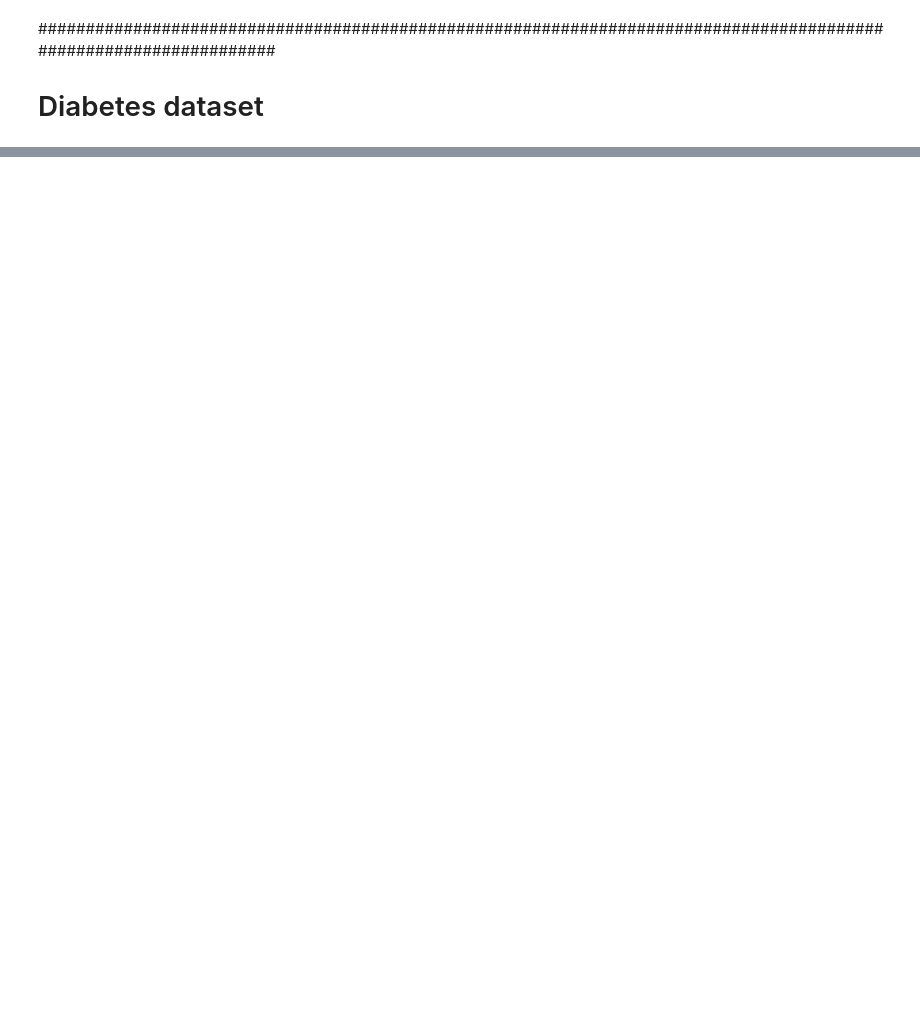
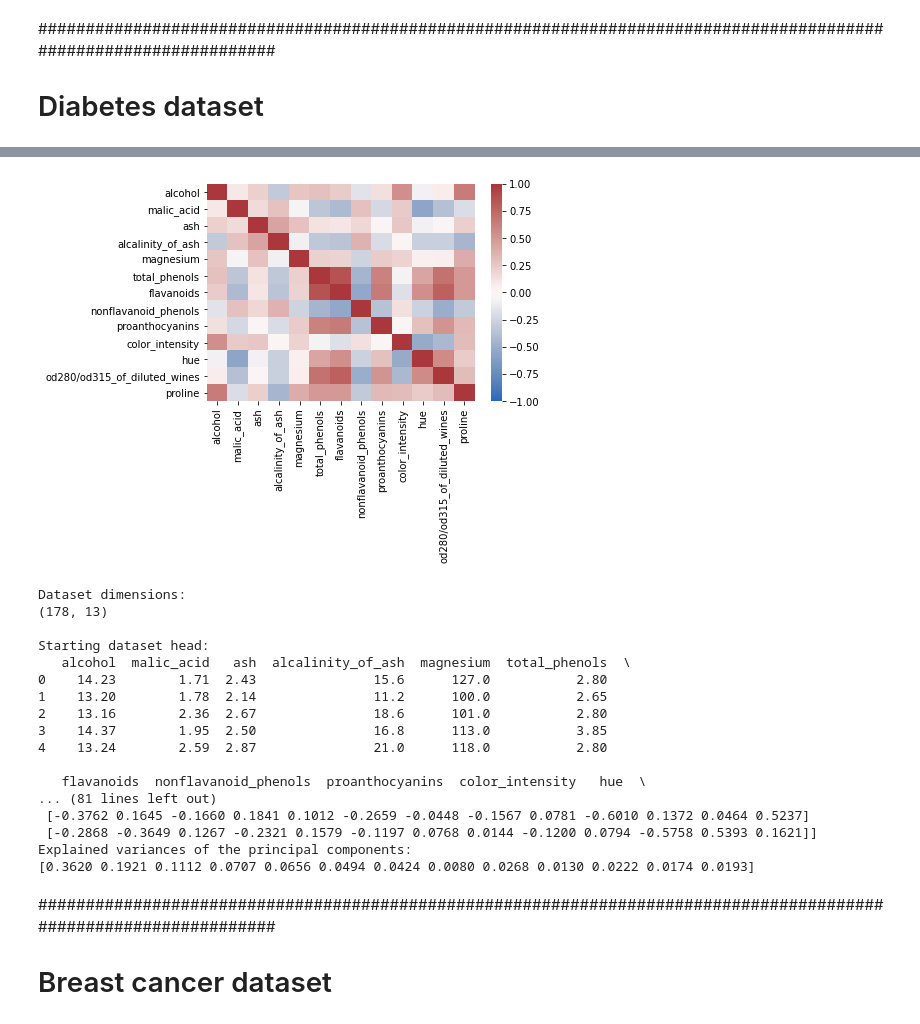
Before and after one commit to ilijavishinov/LinearAlgebra_Project, a Jupyter notebook: py/Analylsis_RealData.ipynb, the cells around one changed output, grey strips where cells are left out. Cells and saved outputs as stored; diff of their text form; code cells hidden in the pictures; blank space fills up the shorter version.

```diff
--- a/py/Analylsis_RealData.ipynb
+++ b/py/Analylsis_RealData.ipynb
@@ -149,0 +273,34 @@ breast_cancer_dataset.head()
+# %%
+wine = load_wine()
+wine_dataset = pd.DataFrame(wine.data, columns=wine.feature_names)
+wine_target = pd.Series(wine.target, name = 'target')
+wine_dataset_with_target = pd.concat([wine_dataset, wine_target], axis = 1)
+wine_dataset_with_target.head()
+
+correlation_matrix = wine_dataset.corr()
+sns.heatmap(correlation_matrix, vmin = -1, vmax = 1, cmap = sns.color_palette("vlag", as_cmap=True))
+plt.show()
+
+results = pca_module.pca(wine_dataset)
+# %% [output]
+[figure, added]
+Dataset dimensions:
+(178, 13)
+
+Starting dataset head:
+   alcohol  malic_acid   ash  alcalinity_of_ash  magnesium  total_phenols  \
+0    14.23        1.71  2.43               15.6      127.0           2.80
+1    13.20        1.78  2.14               11.2      100.0           2.65
+2    13.16        2.36  2.67               18.6      101.0           2.80
+3    14.37        1.95  2.50               16.8      113.0           3.85
+4    13.24        2.59  2.87               21.0      118.0           2.80
+
+   flavanoids  nonflavanoid_phenols  proanthocyanins  color_intensity   hue  \
+... (81 lines left out)
+ [-0.3762 0.1645 -0.1660 0.1841 0.1012 -0.2659 -0.0448 -0.1567 0.0781 -0.6010 0.1372 0.0464 0.5237]
+ [-0.2868 -0.3649 0.1267 -0.2321 0.1579 -0.1197 0.0768 0.0144 -0.1200 0.0794 -0.5758 0.5393 0.1621]]
+Explained variances of the principal components:
+[0.3620 0.1921 0.1112 0.0707 0.0656 0.0494 0.0424 0.0080 0.0268 0.0130 0.0222 0.0174 0.0193]
+# %% [markdown]
+##################################################################################################################
+# Breast cancer dataset
```
Also changed, not shown: parts of 17 cells of this notebook, 8 other files.
